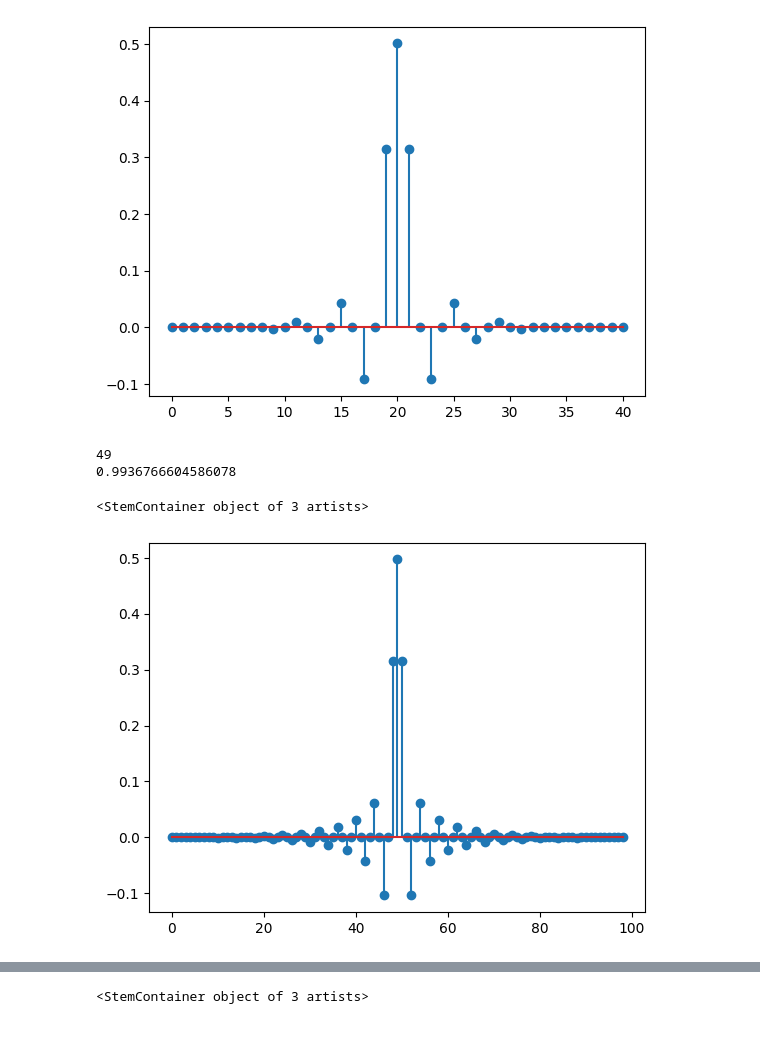
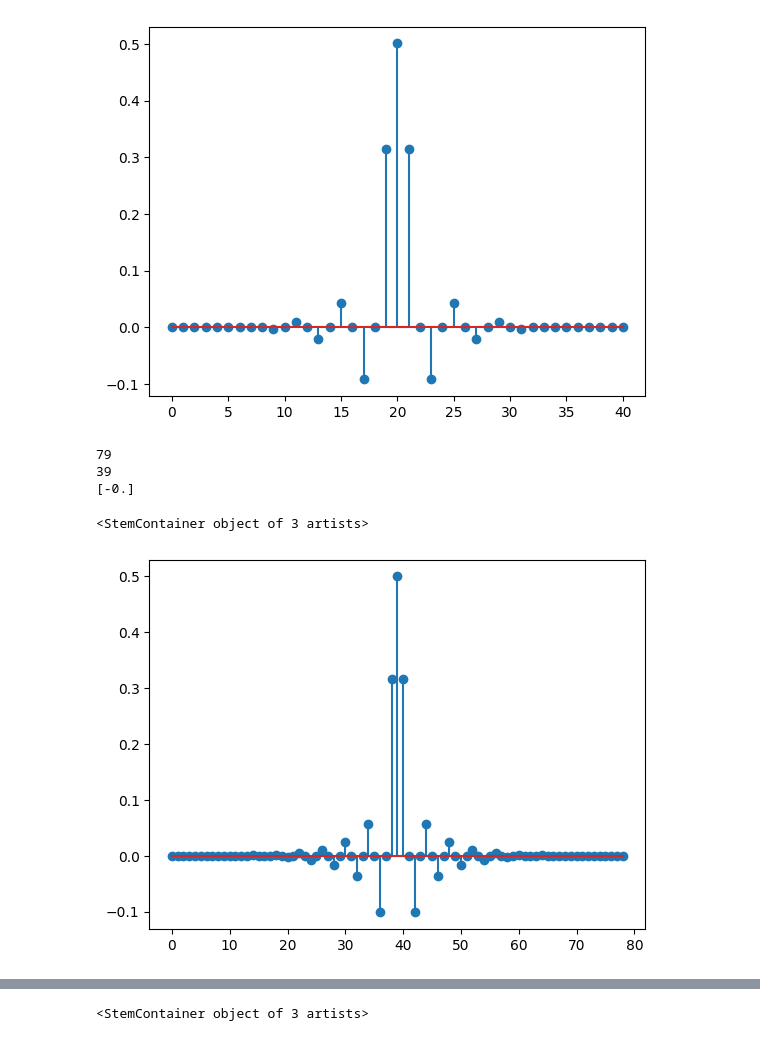
Before and after one commit to jsquie/Nonlinear_ADAA, a Jupyter notebook: Untitled.ipynb, the cells around one changed output, grey strips where cells are left out. Drawn from its saved outputs; the diff is of its cells as text; code cells hidden in the pictures.

```diff
--- a/Untitled.ipynb
+++ b/Untitled.ipynb
@@ -901,29 +888,34 @@ print(l // 4)
 9
 [figure]
 # %%
-l = (4 * 25) - 1
+l = (4 * 20) - 1
+print(l)
 print(l // 2)
 #print(0.5 * (np.arange(l) - (l // 2)))
 filter_coefs_l = sinc(0.5 * (np.arange(l)-(l // 2)))
+filter_coefs_l *= signal.windows.hann(l) * signal.windows.kaiser(l, 10.0)
 filter_coefs_l /= filter_coefs_l.sum()
 mid = filter_coefs_l[l // 2]
 #plt.stem(filter_coefs_l)
 filter_coefs_l = [0 if i % 2 == 1 else x for i, x in enumerate(filter_coefs_l)]
 
 filter_coefs_l[l // 2] = mid
-filter_coefs_l = filter_coefs_l * signal.windows.hann(l)
-filter_coefs_l = filter_coefs_l * signal.windows.taylor(l)
+#filter_coefs_l = filter_coefs_l * signal.windows.hann(l)
+#filter_coefs_l = filter_coefs_l * signal.windows.taylor(l)
 
 #filter_coefs_l /= filter_coefs_l.sum()
 #filter_coefs *= 0.5
-print(filter_coefs_l.sum())
+#print(filter_coefs_l.sum())
 
+filter_coefs_l = np.array(filter_coefs_l)
+print(filter_coefs_l[-1:])
 #print(np.min(np.abs(filter_coefs)))
 plt.stem(filter_coefs_l)
 # %% [output]
-49
-0.9936766604586078
+79
+39
+[-0.]
 <StemContainer object of 3 artists>
-[figure, old version]
+[figure, new version]
 # %%
 
```
Also changed, not shown: parts of 38 cells of this notebook, 3 other files.
